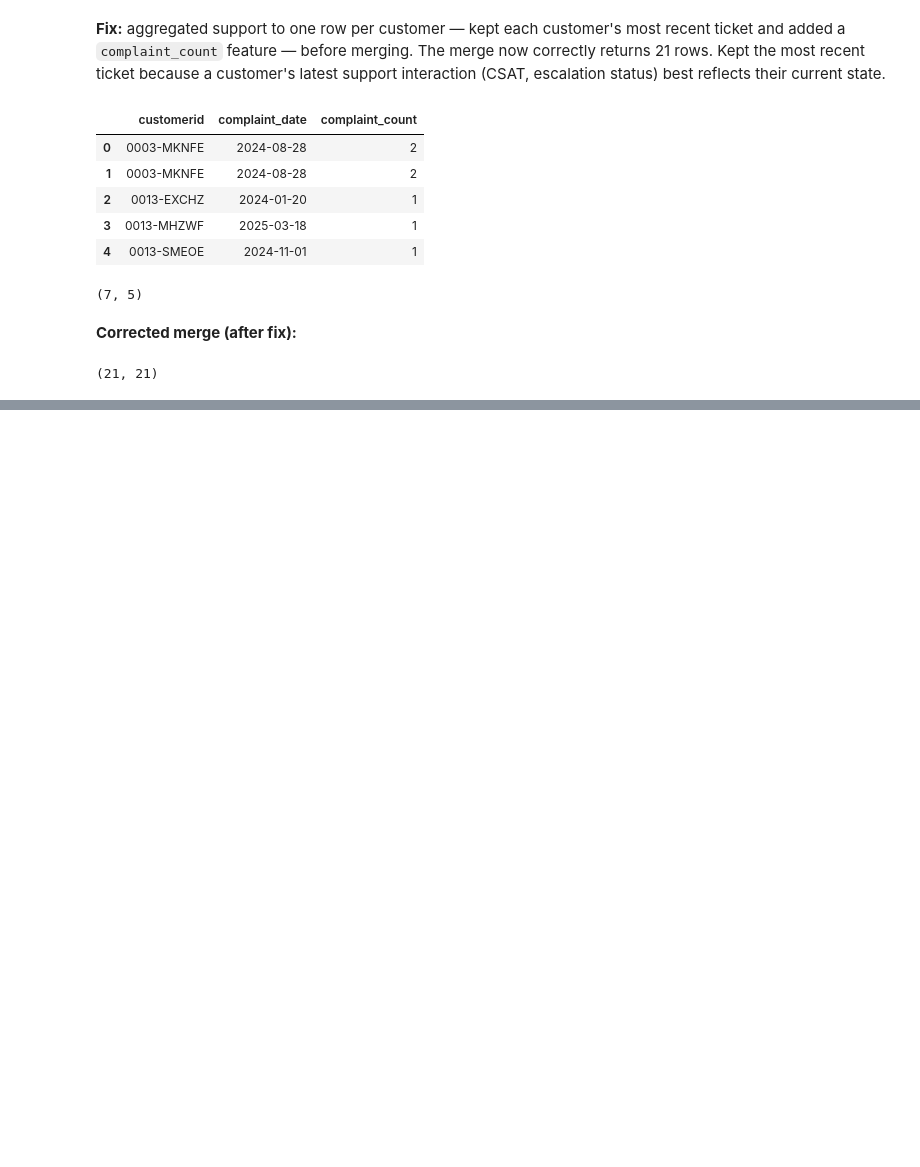
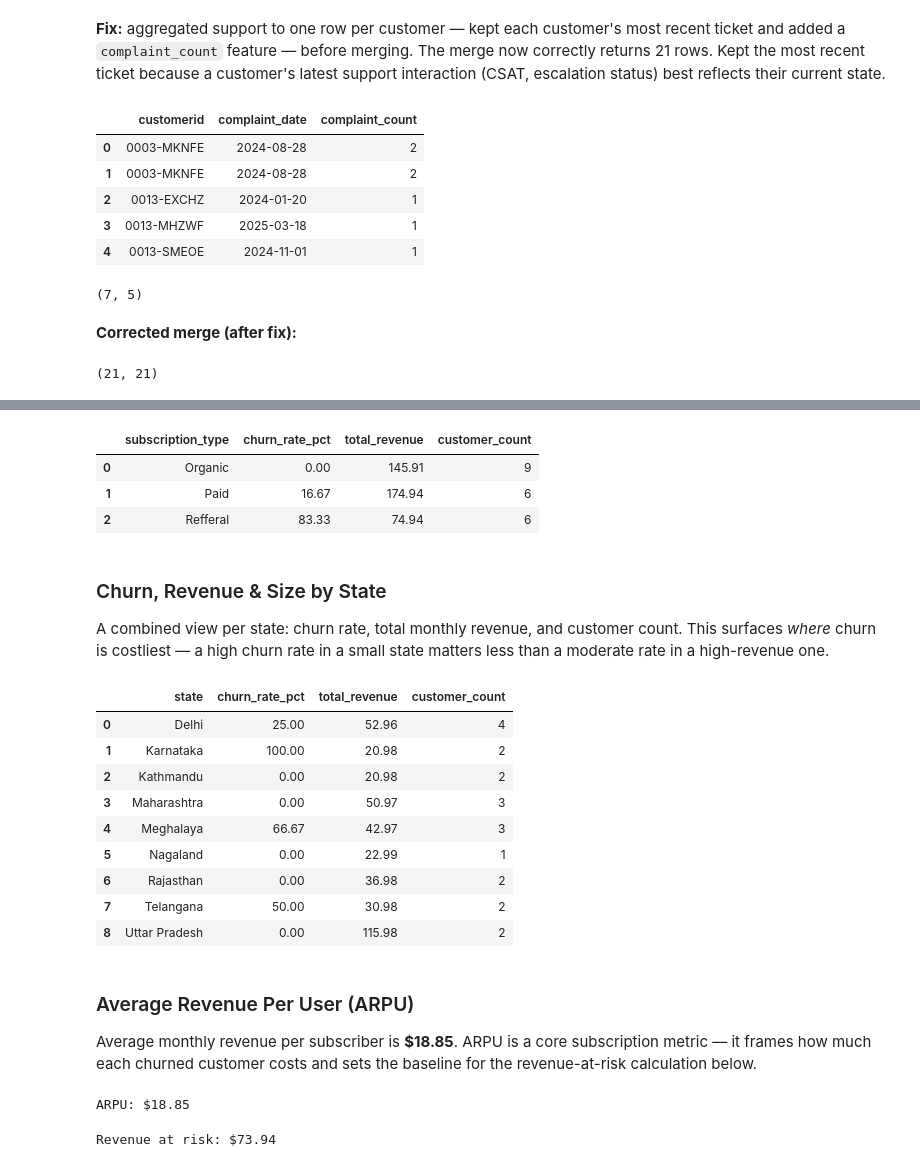
Before and after one commit to ShayanYawarBhatti/churn-analysis, a Jupyter notebook: notebooks/churn_analysis.ipynb, the cells around one changed output, grey strips where cells are left out. Saved outputs shown, nothing was run; the diff lists cells and outputs as text; code cells hidden in the pictures; blank space fills up the shorter version.

Commit message:
Complete Section 4: all 12 churn KPIs including risk tiers and contract-type key finding

```diff
--- a/notebooks/churn_analysis.ipynb
+++ b/notebooks/churn_analysis.ipynb
@@ -353,0 +417,54 @@ df.shape
+# %%
+# Churn, revenue, and customer count by acquisition channel (subscription type)
+subtype_summary = df.groupby('subscription_type').agg(
+    churn_rate_pct=('churn_flag', lambda x: round(x.mean() * 100, 2)),
+    total_revenue=('monthly_charges', 'sum'),
+    customer_count=('customerid', 'count')
+).reset_index()
+subtype_summary
+# %% [output]
+|  | subscription_type | churn_rate_pct | total_revenue | customer_count |
+| 0 | Organic | 0.00 | 145.91 | 9 |
+| 1 | Paid | 16.67 | 174.94 | 6 |
+| 2 | Refferal | 83.33 | 74.94 | 6 |
+# %% [markdown]
+### Churn, Revenue & Size by State
+A combined view per state: churn rate, total monthly revenue, and customer
+count. This surfaces *where* churn is costliest — a high churn rate in a
+small state matters less than a moderate rate in a high-revenue one.
+# %%
+# Churn, revenue, and customer count by state
+churn_by_state = df.groupby('state').agg(
+    churn_rate_pct=('churn_flag', lambda x: round(x.mean() * 100, 2)),
+    total_revenue=('monthly_charges', 'sum'),
+    customer_count=('customerid', 'count')
+).reset_index()
+churn_by_state
+# %% [output]
+|  | state | churn_rate_pct | total_revenue | customer_count |
+| 0 | Delhi | 25.00 | 52.96 | 4 |
+| 1 | Karnataka | 100.00 | 20.98 | 2 |
+| 2 | Kathmandu | 0.00 | 20.98 | 2 |
+| 3 | Maharashtra | 0.00 | 50.97 | 3 |
+| 4 | Meghalaya | 66.67 | 42.97 | 3 |
+| 5 | Nagaland | 0.00 | 22.99 | 1 |
+| 6 | Rajasthan | 0.00 | 36.98 | 2 |
+| 7 | Telangana | 50.00 | 30.98 | 2 |
+| 8 | Uttar Pradesh | 0.00 | 115.98 | 2 |
+# %% [markdown]
+### Average Revenue Per User (ARPU)
+Average monthly revenue per subscriber is **$18.85**. ARPU is a core
+subscription metric — it frames how much each churned customer costs and
+sets the baseline for the revenue-at-risk calculation below.
+# %%
+# ARPU: average monthly revenue per user
+arpu = df['monthly_charges'].mean()
+print(f"ARPU: ${arpu:.2f}")
+# %% [output]
+ARPU: $18.85
+# %%
+# Monthly revenue lost to churned customers
+revenue_at_risk = df[df['churn_flag'] == 1]['monthly_charges'].sum()
+print(f"Revenue at risk: ${revenue_at_risk:.2f}")
+# %% [output]
+Revenue at risk: $73.94
```
Also changed, not shown: parts of 20 cells of this notebook.
